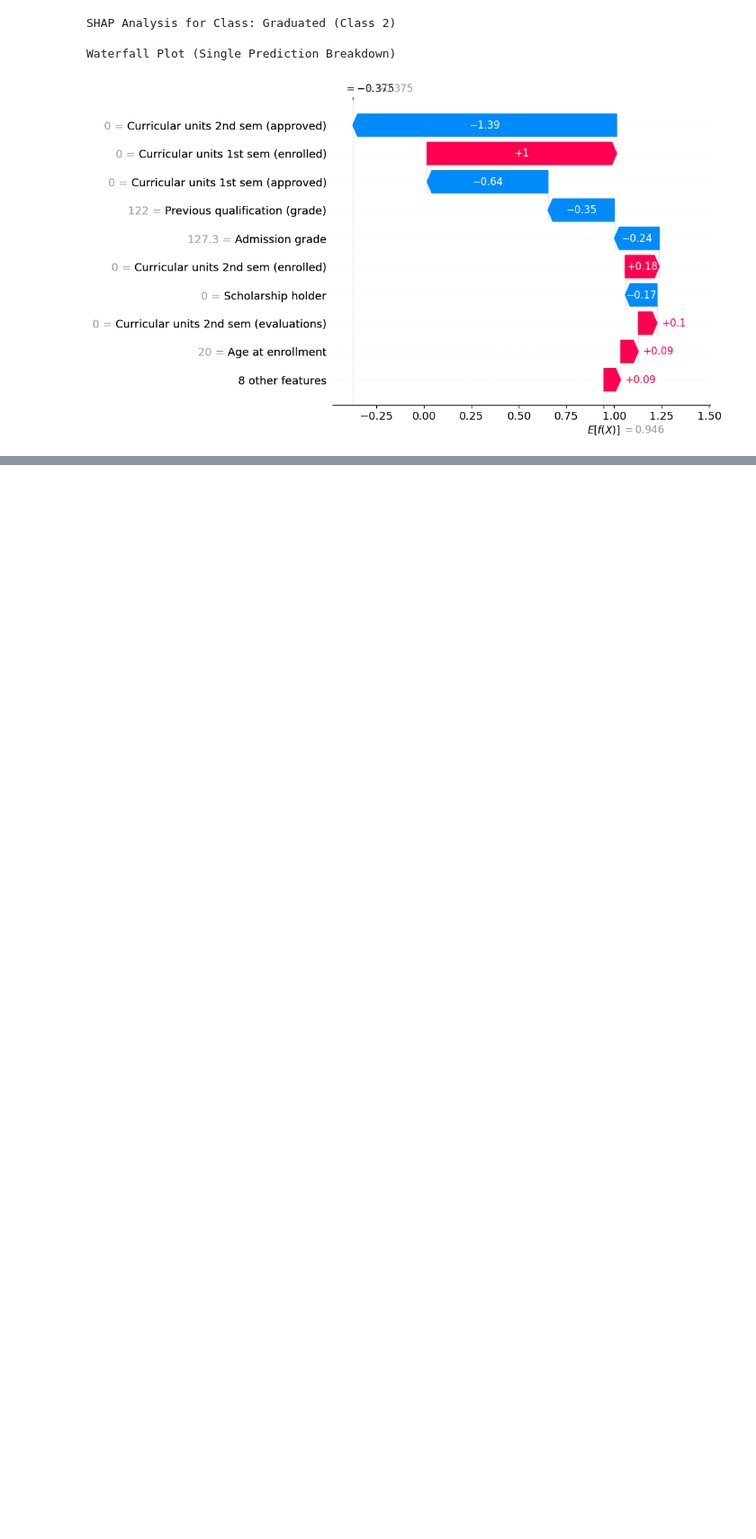
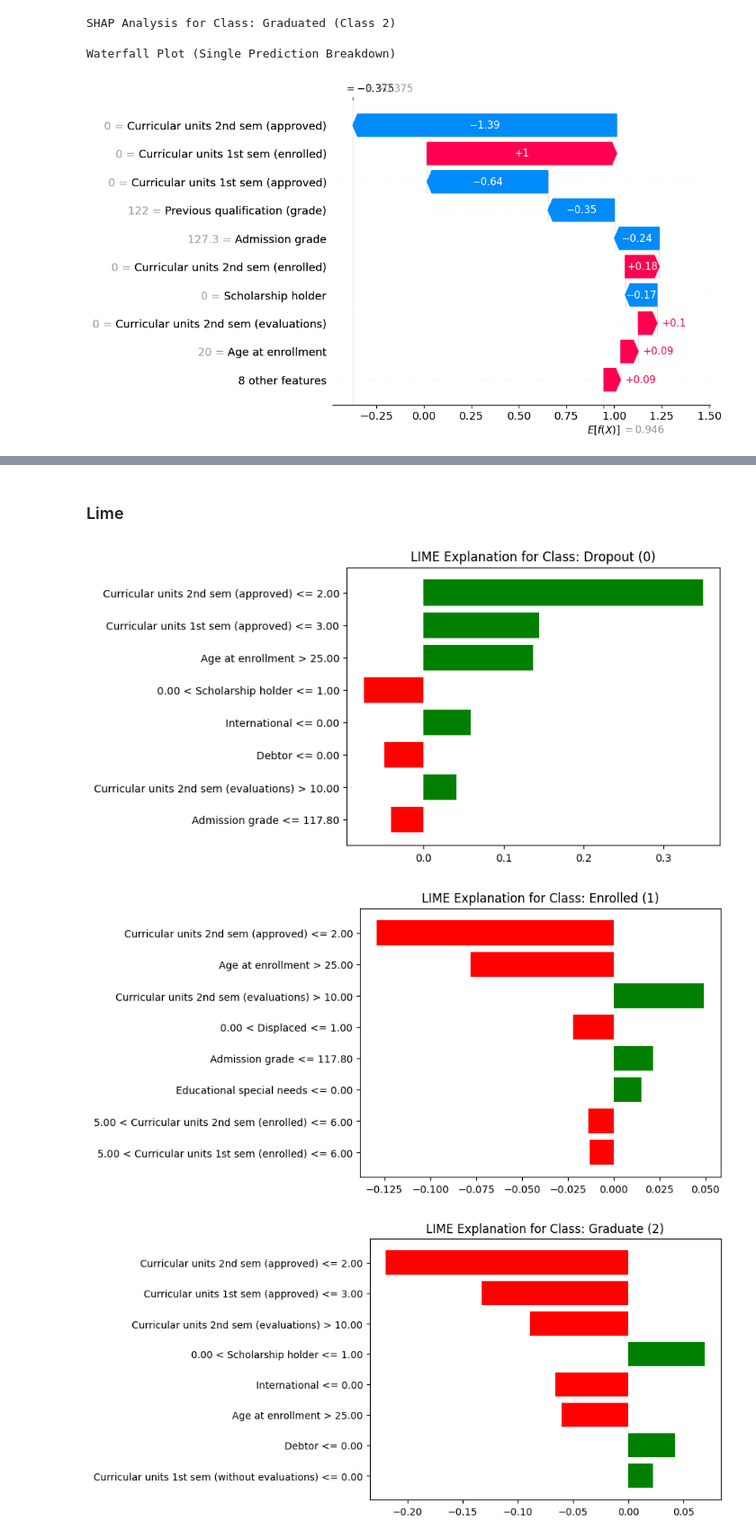
Before and after one commit to Joackim27/XAI, a Jupyter notebook: main.ipynb, the cells around one changed output, grey strips where cells are left out. Shown at 90% size. Cells and saved outputs as stored; diff of their text form; code cells hidden in the pictures; blank space fills up the shorter version.

Commit message:
SHAP and LIME with XGboost

```diff
--- a/main.ipynb
+++ b/main.ipynb
@@ -484,0 +459,34 @@ By using these three views (local and global), you can gain both a **big-picture
+# %% [markdown]
+### Lime
+# %%
+explainer = lime_tabular.LimeTabularExplainer(
+    training_data = X_train.values,
+    feature_names = X_train.columns.tolist(),
+    class_names   = ['Dropout', 'Enrolled', 'Graduate'],
+    mode          = 'classification'
+)
+# %%
+i = 0  # pick any test index
+
+exp = explainer.explain_instance(
+    X_test.values[i],         # The instance to explain
+    best_model_xgb.predict_proba,       # Probability function of your trained model
+    num_features=8,            # Show top 8 features
+    top_labels=3               # We have 3 classes, so show them all
+)
+# %%
+fig = exp.as_pyplot_figure(label=0)  # label=0 means "Dropout" class
+plt.title("LIME Explanation for Class: Dropout (0)")
+plt.show()
+
+fig = exp.as_pyplot_figure(label=1)  # "Enrolled"
+plt.title("LIME Explanation for Class: Enrolled (1)")
+plt.show()
+
+fig = exp.as_pyplot_figure(label=2)  # "Graduate"
+plt.title("LIME Explanation for Class: Graduate (2)")
+plt.show()
+# %% [output]
+[figure, added]
+[figure, added]
+[figure, added]
```
Also changed, not shown: parts of 17 cells of this notebook, 1 other file.
